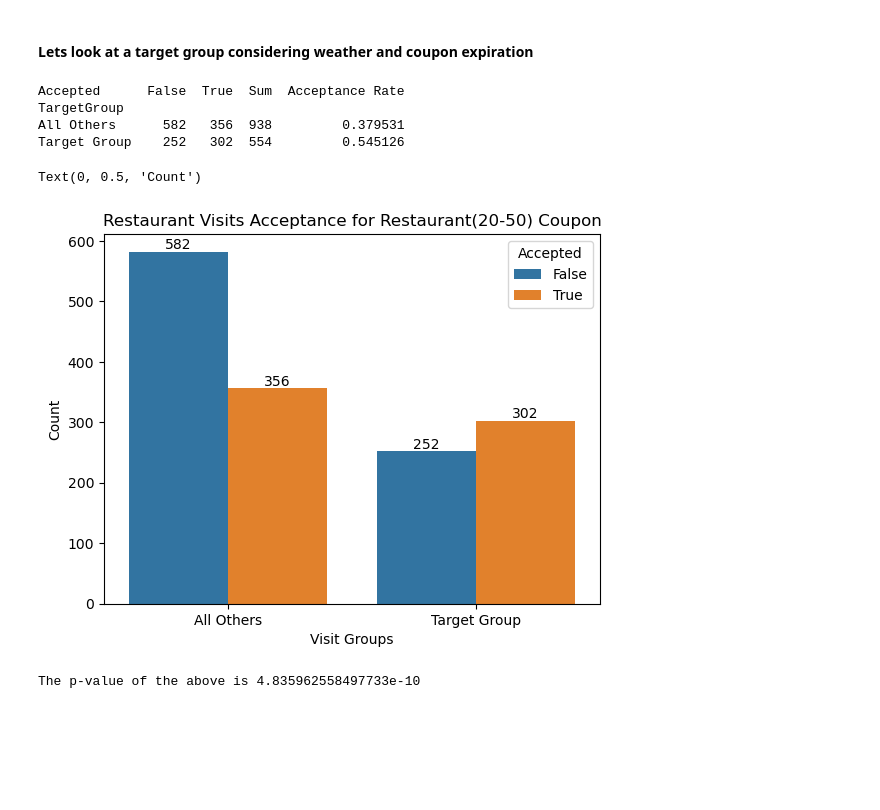
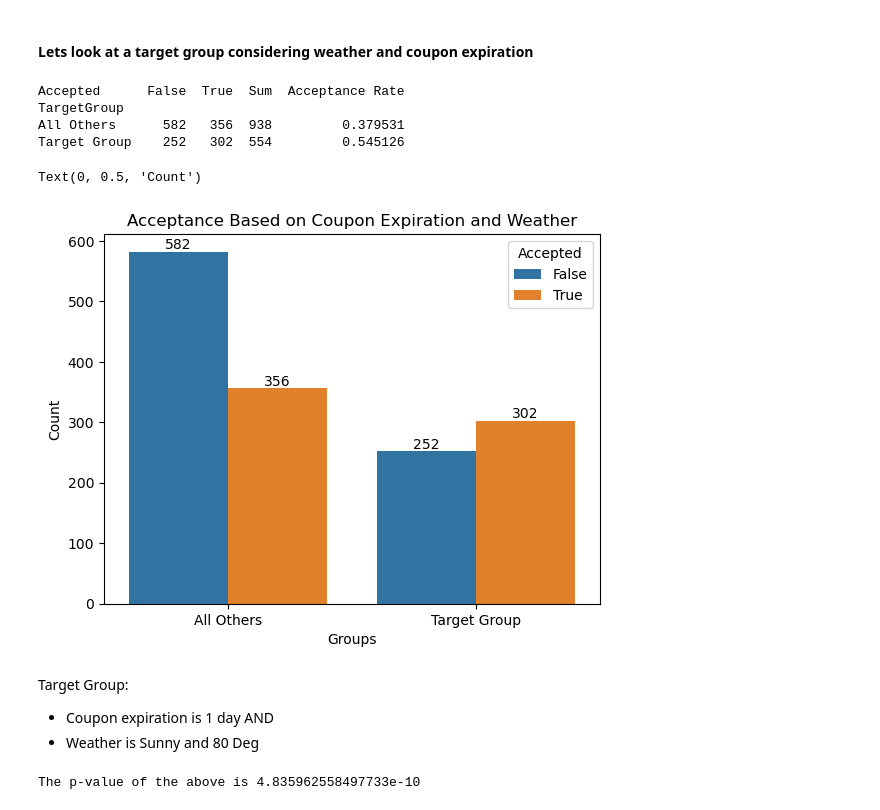
Before and after one commit to ngratzi/coupon_analysis, a Jupyter notebook: analysis.ipynb, the cells around one changed output. Saved outputs shown, nothing was run; the diff lists cells and outputs as text; code cells hidden in the pictures; blank space fills up the shorter version.

```diff
--- a/analysis.ipynb
+++ b/analysis.ipynb
@@ -1841,36 +1799,40 @@ def targetGroup(weather, expiration, temperature):
 
         weather in ['Sunny'] and
 
         temperature in [80]
     ):
 
         return 'Target Group'
 
     return 'All Others'
 
 df_res_20_50['TargetGroup'] = df_res_20_50[['weather', 'expiration', 'temperature']].apply(lambda x: targetGroup(*x), axis=1)
 
 ct = pd.crosstab(df_res_20_50['TargetGroup'], df_res_20_50['Accepted'])
 ct['Sum'] = ct[False] + ct[True]
 ct['Acceptance Rate'] = ct[True] / ct['Sum']
 
 print(ct.sort_values(by='Acceptance Rate'))
 
 
 fig = sns.countplot(df_res_20_50, x='TargetGroup', hue='Accepted')
 fig.bar_label(container=fig.containers[False])
 fig.bar_label(container=fig.containers[True])
 
-plt.title('Restaurant Visits Acceptance for Restaurant(20-50) Coupon')
-plt.xlabel('Visit Groups')
+plt.title('Acceptance Based on Coupon Expiration and Weather')
+plt.xlabel('Groups')
 plt.ylabel('Count')
 # %% [output]
 Accepted      False  True  Sum  Acceptance Rate
 TargetGroup
 All Others      582   356  938         0.379531
 Target Group    252   302  554         0.545126
 Text(0, 0.5, 'Count')
-[figure, old version]
+[figure, new version]
+# %% [markdown]
+Target Group:
+ - Coupon expiration is 1 day AND
+ - Weather is Sunny and 80 Deg
 # %%
 count = [356, 302]
 nobs = [938, 554]
```
Also changed, not shown: parts of 16 cells of this notebook, 5 other files.
